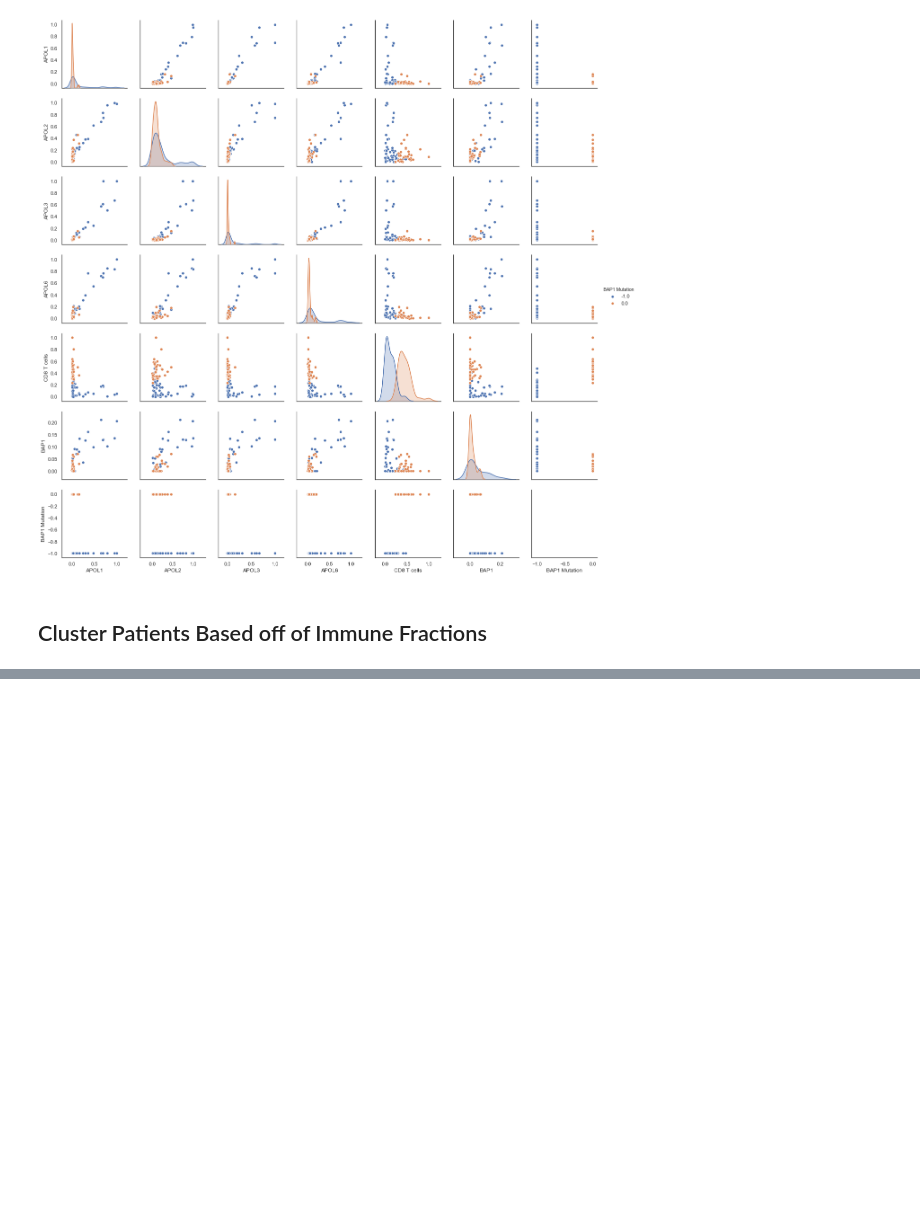
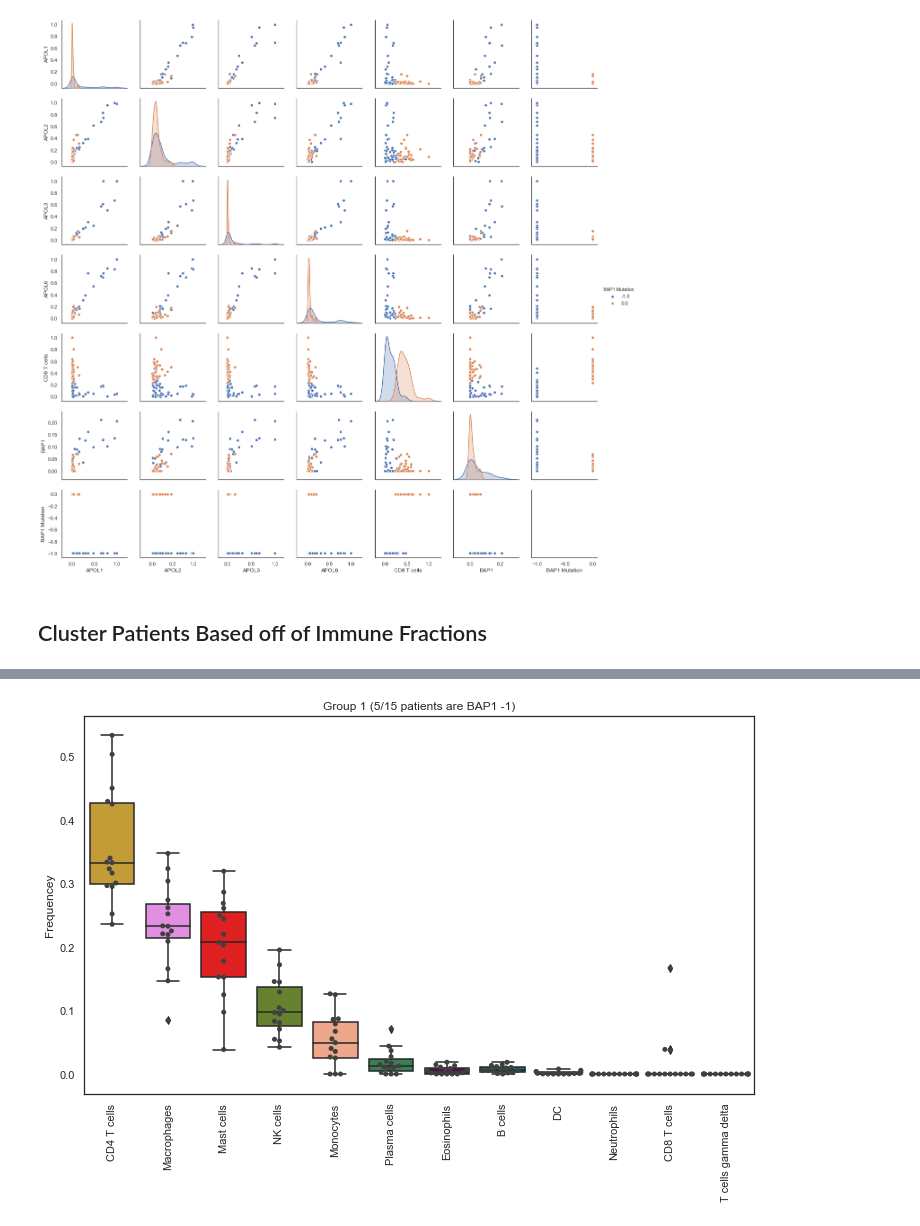
Before and after one commit to N8Grant/TripodsREU, a Jupyter notebook: scripts/Week5Exp.ipynb, the cells around one changed output, grey strips where cells are left out. Drawn from its saved outputs; the diff is of its cells as text; code cells hidden in the pictures; blank space fills up the shorter version.

```diff
--- a/scripts/Week5Exp.ipynb
+++ b/scripts/Week5Exp.ipynb
@@ -749,0 +811,4 @@ sns.pairplot(pairplot_df,hue="BAP1 Mutation")
+# %%
+cell_frequency_boxplot(immune_fractions_df_uncombined.loc[immune_ids[1]], "Group 1 (5/15 patients are BAP1 -1)")
+# %% [output]
+[figure, added]
```
Also changed, not shown: parts of 55 cells of this notebook, 2 other files.
